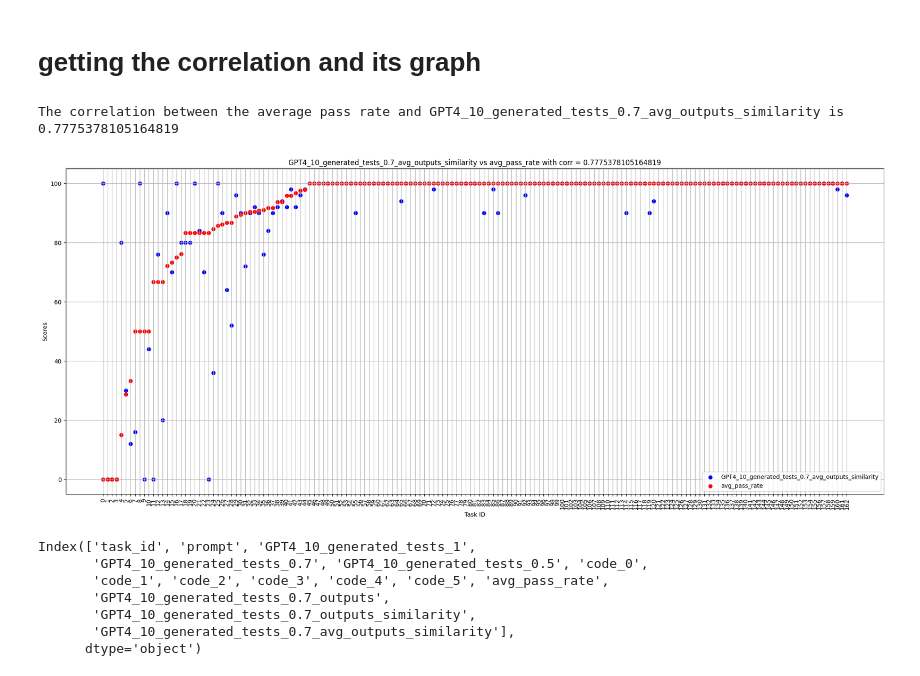
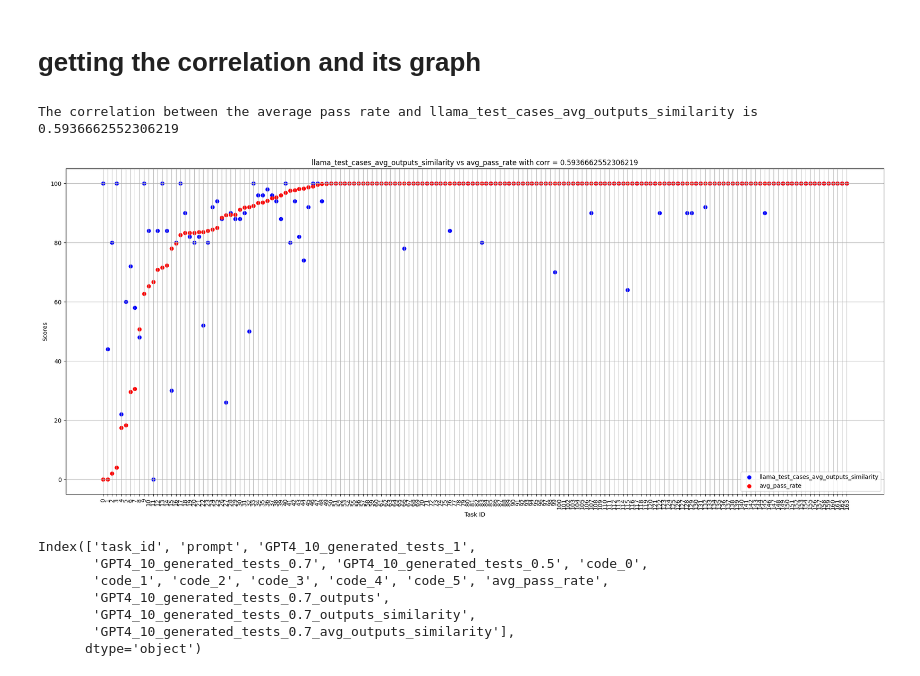
Before and after one commit to QEDady/LLM-Code-Verifier, a Jupyter notebook: TestcaseMethod/test_cases_generation.ipynb, the cells around one changed output. Saved outputs shown, nothing was run; the diff lists cells and outputs as text; code cells hidden in the pictures.

Commit message:
last version of the notebook edited for llama

```diff
--- a/TestcaseMethod/test_cases_generation.ipynb
+++ b/TestcaseMethod/test_cases_generation.ipynb
@@ -475,5 +521,7 @@ ls .
 # %%
-df = pd.read_json('human-eval-plus-with-tests.jsonl', lines=True)
+# df = pd.read_json('human-eval-plus-with-tests.jsonl', lines=True)
+df = pd.read_json('human-eval-modified-with-tests.jsonl', lines=True)
+
 code_temp = 1.0
 codes = pd.read_csv(f"./runs/human_eval_plus/gpt4_codes/code_temp_{code_temp}/dataset_human_eval_plus_model_gpt-4-turbo-2024-04-09_n_5_tempr_{code_temp}_temps_{code_temp}_trial_50.csv")
 
@@ -499,7 +547,8 @@ if 'err_0' in df_with_codes.columns:
 # cols = [f'test_{i}_results' for i in range(1, tests+1)]
 # df_with_codes[cols] = pd.DataFrame([['' for i in range(10)]], index=df_with_codes.index)
 
-df_with_codes[f'GPT4_{tests_num}_generated_tests_{tests_temperature}_outputs'] = ['' for i in range(len(df_with_codes))]
+# df_with_codes[f'GPT4_{tests_num}_generated_tests_{tests_temperature}_outputs'] = ['' for i in range(len(df_with_codes))]
+df_with_codes['llama_test_cases_outputs'] = ['' for i in range(len(df_with_codes))]
 
 df_with_codes.head()
 # %% [output]
@@ -624,7 +673,8 @@ tests_temperature
 # %%
 for i in range(len(df_with_codes)):
     id = df_with_codes['task_id'][i]
-    tests_list = df_with_codes[f'GPT4_{tests_num}_generated_tests_{tests_temperature}'][i].split('#lak#')
+    # tests_list = df_with_codes[f'GPT4_{tests_num}_generated_tests_{tests_temperature}'][i].split('#lak#')
+    tests_list = df_with_codes['llama_test_cases'][i].split('#lak#')
 
     all_tests_results = []
     print(id)
@@ -669,7 +719,8 @@ for i in range(len(df_with_codes)):
 
 
     #update the dataframe with the test results
-    df_with_codes.at[i, f'GPT4_{tests_num}_generated_tests_{tests_temperature}_outputs'] = all_tests_results
+    # df_with_codes.at[i, f'GPT4_{tests_num}_generated_tests_{tests_temperature}_outputs'] = all_tests_results
+    df_with_codes.at[i, 'llama_test_cases_outputs'] = all_tests_results
 # %% [output]
 HumanEval/0
 HumanEval/1
@@ -713,7 +763,9 @@ df_with_codes
 # add columns to store the pass rates for each test
 # cols = [f'test_{i}_pass_rate' for i in range(1, 11)]
 # df_with_codes[cols] = pd.DataFrame([['' for i in range(10)]], index=df_with_codes.index)
-df_with_codes[f'GPT4_{tests_num}_generated_tests_{tests_temperature}_outputs_similarity'] = None
-df_with_codes[f'GPT4_{tests_num}_generated_tests_{tests_temperature}_avg_outputs_similarity'] = None
+# df_with_codes[f'GPT4_{tests_num}_generated_tests_{tests_temperature}_outputs_similarity'] = None
+# df_with_codes[f'GPT4_{tests_num}_generated_tests_{tests_temperature}_avg_outputs_similarity'] = None
+df_with_codes['llama_test_cases_outputs_similarity'] = None
+df_with_codes['llama_test_cases_avg_outputs_similarity'] = None
 df_with_codes.head()
 # %% [output]
@@ -793,7 +845,8 @@ errors_list = ["team5_LLM_CODE_verifier_ERROR", "team5_LLM_CODE_verifier_TIMEOUT
 
 for i in range(len(df_with_codes)):
 
-    outputs_list = df_with_codes[f'GPT4_{tests_num}_generated_tests_{tests_temperature}_outputs'][i]
+    # outputs_list = df_with_codes[f'GPT4_{tests_num}_generated_tests_{tests_temperature}_outputs'][i]
+    outputs_list = df_with_codes['llama_test_cases_outputs'][i]
     all_tests_similarity = []
 
     for j in range(tests_num):
@@ -808,9 +861,13 @@ for i in range(len(df_with_codes)):
 
         similarity_rate = float(counter / 5.0)
         all_tests_similarity.append(similarity_rate)
-    df_with_codes.at[i, f'GPT4_{tests_num}_generated_tests_{tests_temperature}_outputs_similarity'] = all_tests_similarity
-    df_with_codes[f'GPT4_{tests_num}_generated_tests_{tests_temperature}_avg_outputs_similarity'] = df_with_codes[f'GPT4_{tests_num}_generated_tests_{tests_temperature}_avg_outputs_similarity'].astype('float64')
-    df_with_codes.at[i, f'GPT4_{tests_num}_generated_tests_{tests_temperature}_avg_outputs_similarity'] = (sum(all_tests_similarity)*1.0 / len(all_tests_similarity)*1.0) * 100.0
-    df_with_codes[f'GPT4_{tests_num}_generated_tests_{tests_temperature}_avg_outputs_similarity'] = df_with_codes[f'GPT4_{tests_num}_generated_tests_{tests_temperature}_avg_outputs_similarity'].astype('float64')
+    # df_with_codes.at[i, f'GPT4_{tests_num}_generated_tests_{tests_temperature}_outputs_similarity'] = all_tests_similarity
+    # df_with_codes[f'GPT4_{tests_num}_generated_tests_{tests_temperature}_avg_outputs_similarity'] = df_with_codes[f'GPT4_{tests_num}_generated_tests_{tests_temperature}_avg_outputs_similarity'].astype('float64')
+    # df_with_codes.at[i, f'GPT4_{tests_num}_generated_tests_{tests_temperature}_avg_outputs_similarity'] = (sum(all_tests_similarity)*1.0 / len(all_tests_similarity)*1.0) * 100.0
+    # df_with_codes[f'GPT4_{tests_num}_generated_tests_{tests_temperature}_avg_outputs_similarity'] = df_with_codes[f'GPT4_{tests_num}_generated_tests_{tests_temperature}_avg_outputs_similarity'].astype('float64')
+    df_with_codes.at[i, 'llama_test_cases_outputs_similarity'] = all_tests_similarity
+    df_with_codes['llama_test_cases_avg_outputs_similarity'] = df_with_codes['llama_test_cases_avg_outputs_similarity'].astype('float64')
+    df_with_codes.at[i, 'llama_test_cases_avg_outputs_similarity'] = (sum(all_tests_similarity)*1.0 / len(all_tests_similarity)*1.0) * 100.0
+    df_with_codes['llama_test_cases_avg_outputs_similarity'] = df_with_codes['llama_test_cases_avg_outputs_similarity'].astype('float64')
 df_with_codes.head()
 # %% [output]
@@ -847,10 +904,11 @@ tests_num = 10
 tests_temperature = 0.7
 df_with_codes = pd.read_csv('runs\gpt4_codes\codetemp_1\\test_temp_0.7\\test_cases_results_correctAvgPassRate.csv')
 # %%
-visualize_corr(df_with_codes[df_with_codes['avg_pass_rate'] <= 100].sort_values(by = ['avg_pass_rate','task_id']), 'avg_pass_rate', f'GPT4_{tests_num}_generated_tests_{tests_temperature}_avg_outputs_similarity')
+# visualize_corr(df_with_codes[df_with_codes['avg_pass_rate'] <= 100].sort_values(by = ['avg_pass_rate','task_id']), 'avg_pass_rate', f'GPT4_{tests_num}_generated_tests_{tests_temperature}_avg_outputs_similarity')
+visualize_corr(df_with_codes[df_with_codes['avg_pass_rate'] <= 100].sort_values(by = ['avg_pass_rate','task_id']), 'avg_pass_rate', 'llama_test_cases_avg_outputs_similarity')
 # %% [output]
-The correlation between the average pass rate and GPT4_10_generated_tests_0.7_avg_outputs_similarity is 0.7775378105164819
+The correlation between the average pass rate and llama_test_cases_avg_outputs_similarity is 0.5936662552306219
-[figure, old version]
+[figure, new version]
 # %%
 # df_with_codes = pd.read_csv('runs\gpt4_codes\codetemp_1\\test_cases_results_after_mod.csv')
 # %%
```
Also changed, not shown: parts of 18 cells of this notebook.
